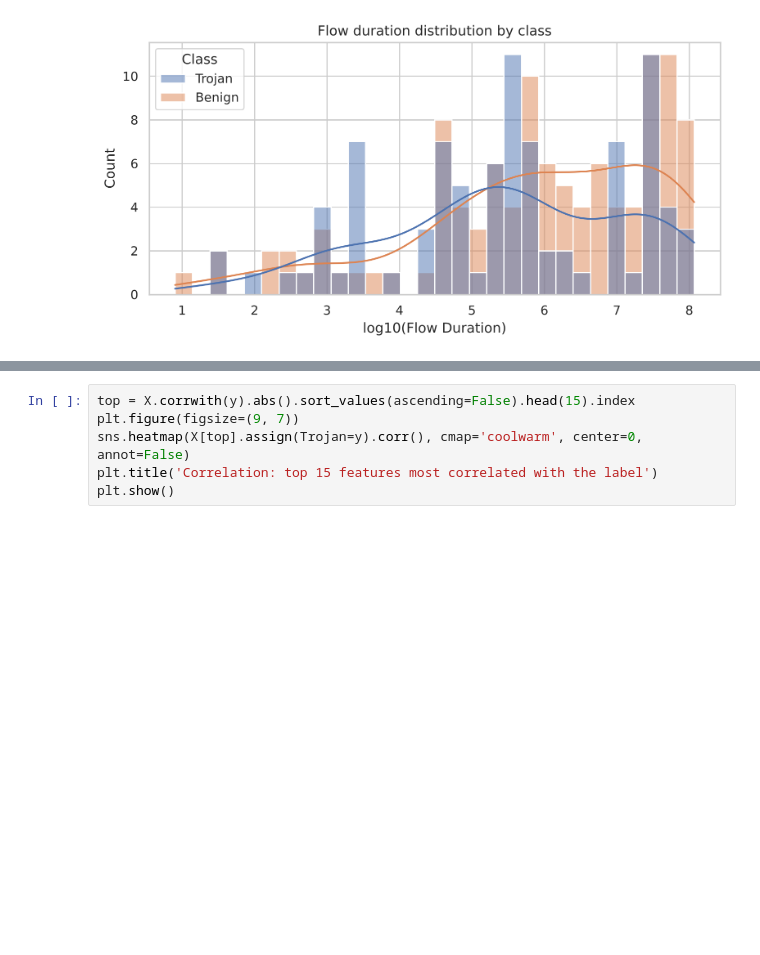
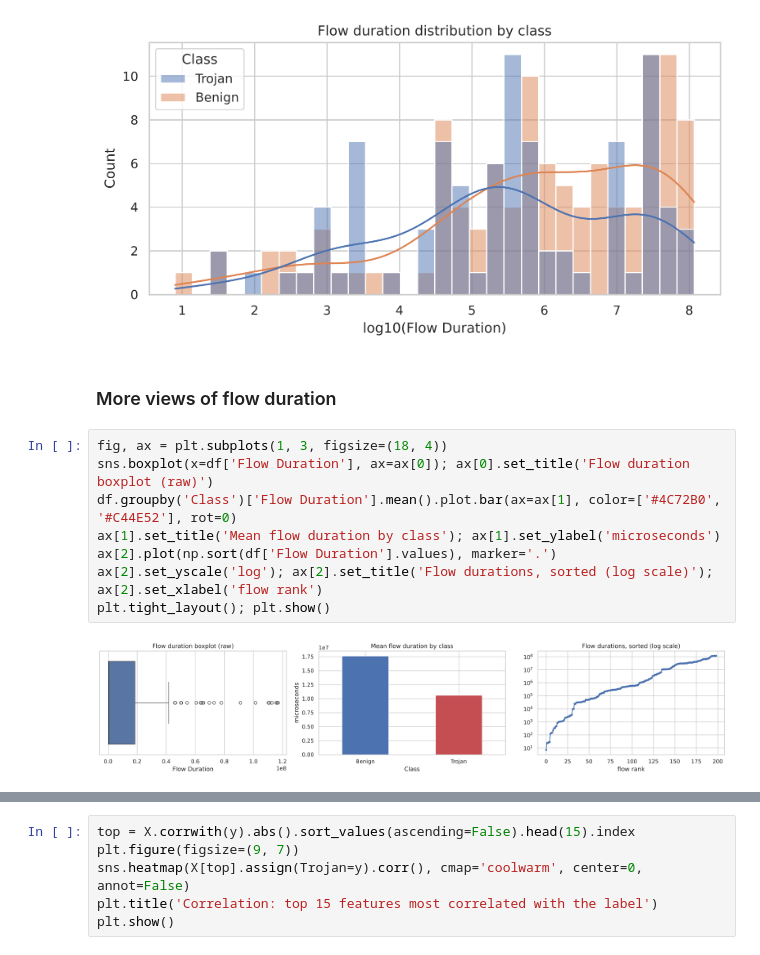
Before and after one commit to AbdallahKhaledAmmar/Trojan-Traffic-Detection, a Jupyter notebook: Trojan_Detection.ipynb, the cells around one changed output, grey strips where cells are left out. Cells and saved outputs as stored; diff of their text form; blank space fills up the shorter version.

```diff
--- a/Trojan_Detection.ipynb
+++ b/Trojan_Detection.ipynb
@@ -73,3 +73,15 @@ sns.histplot(data=df.assign(log_duration=np.log10(df['Flow Duration'] + 1)), x='
 plt.xlabel('log10(Flow Duration)'); plt.title('Flow duration distribution by class'); plt.show()
 # %% [output]
 [figure]
+# %% [markdown]
+### More views of flow duration
+# %%
+fig, ax = plt.subplots(1, 3, figsize=(18, 4))
+sns.boxplot(x=df['Flow Duration'], ax=ax[0]); ax[0].set_title('Flow duration boxplot (raw)')
+df.groupby('Class')['Flow Duration'].mean().plot.bar(ax=ax[1], color=['#4C72B0', '#C44E52'], rot=0)
+ax[1].set_title('Mean flow duration by class'); ax[1].set_ylabel('microseconds')
+ax[2].plot(np.sort(df['Flow Duration'].values), marker='.')
+ax[2].set_yscale('log'); ax[2].set_title('Flow durations, sorted (log scale)'); ax[2].set_xlabel('flow rank')
+plt.tight_layout(); plt.show()
+# %% [output]
+[figure, added]
```
Also changed, not shown: parts of 1 cell of this notebook.
